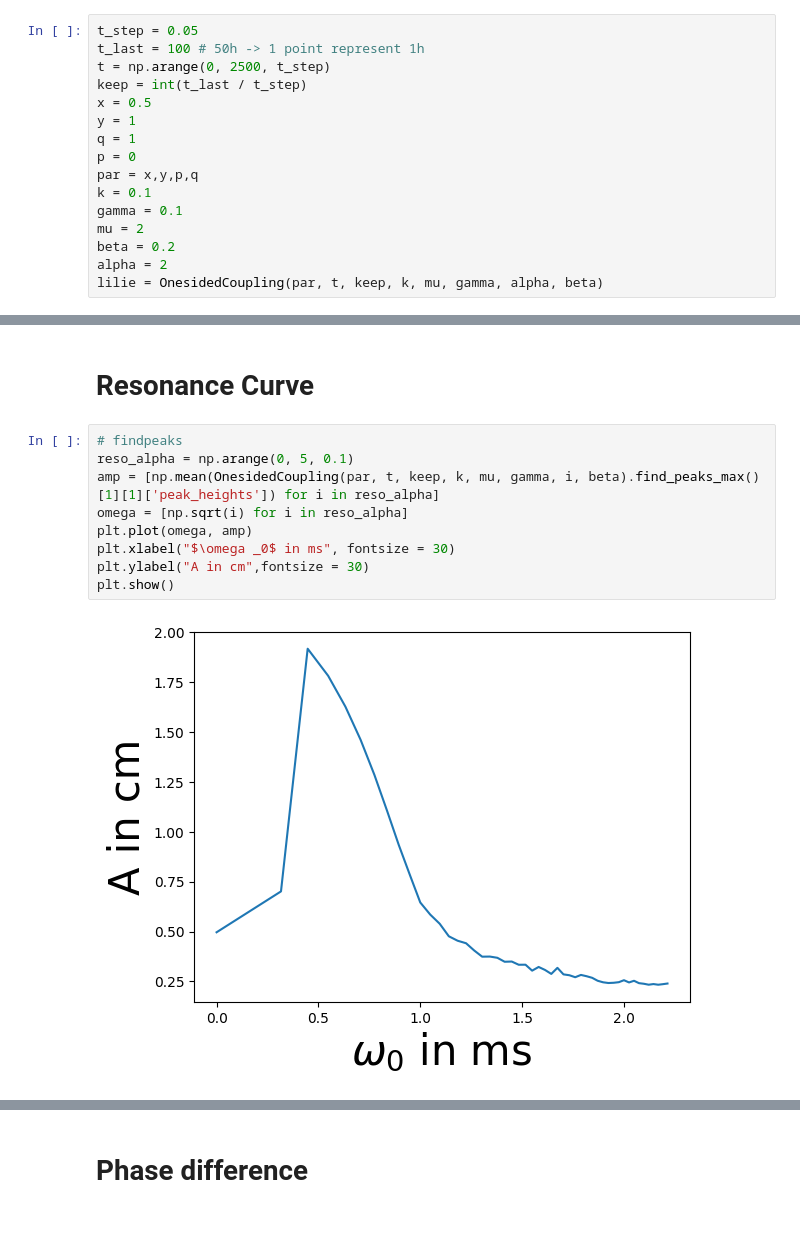
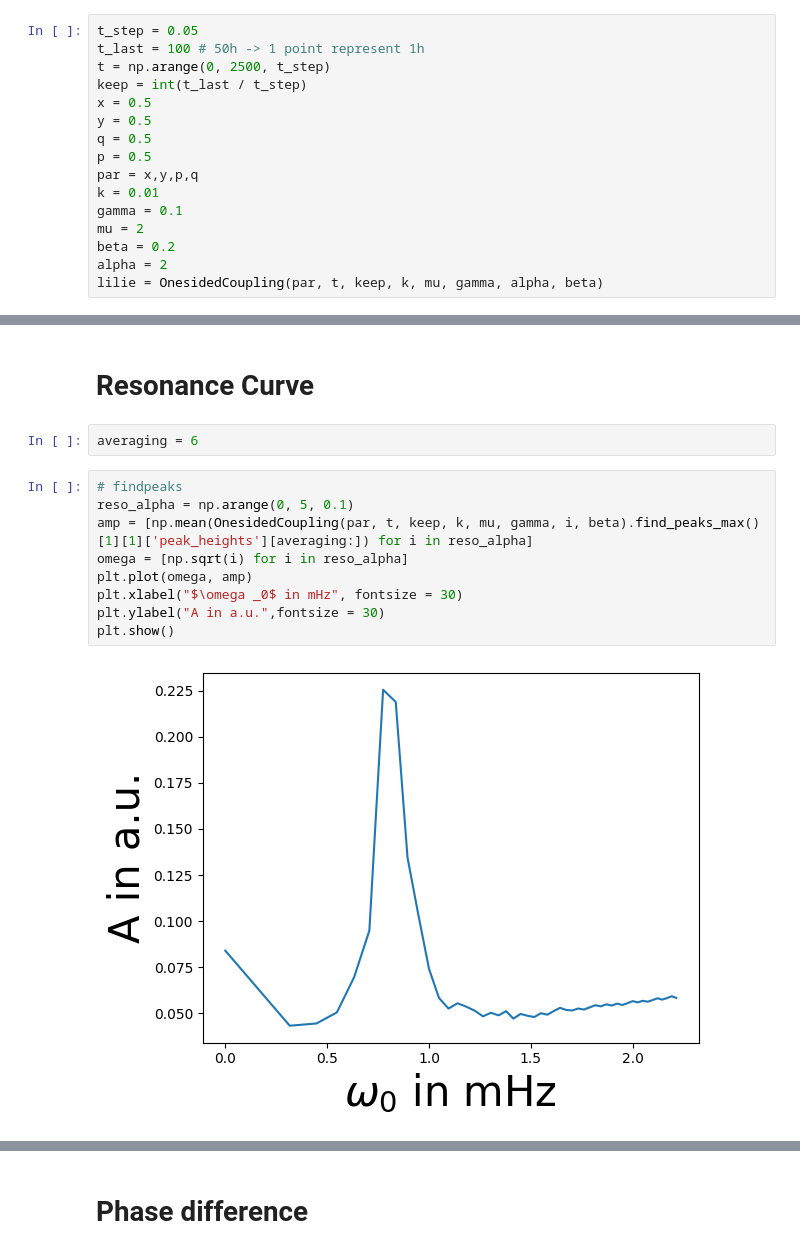
Before and after one commit to huyenanh-nguyen/daniel_model, a Jupyter notebook: ODE/simulation.ipynb, the cells around one changed output, grey strips where cells are left out. Drawn from its saved outputs; the diff is of its cells as text; blank space fills up the shorter version.

```diff
--- a/ODE/simulation.ipynb
+++ b/ODE/simulation.ipynb
@@ -16,11 +16,11 @@ t_last = 100 # 50h -> 1 point represent 1h
 t = np.arange(0, 2500, t_step)
 keep = int(t_last / t_step)
 x = 0.5
-y = 1
-q = 1
-p = 0
+y = 0.5
+q = 0.5
+p = 0.5
 par = x,y,p,q
-k = 0.1
+k = 0.01
 gamma = 0.1
 mu = 2
 beta = 0.2
@@ -172,16 +183,18 @@ plt.show()
 # %% [markdown]
 # Resonance Curve
+# %%
+averaging = 6
 # %%
 # findpeaks
 reso_alpha = np.arange(0, 5, 0.1)
-amp = [np.mean(OnesidedCoupling(par, t, keep, k, mu, gamma, i, beta).find_peaks_max()[1][1]['peak_heights']) for i in reso_alpha]
+amp = [np.mean(OnesidedCoupling(par, t, keep, k, mu, gamma, i, beta).find_peaks_max()[1][1]['peak_heights'][averaging:]) for i in reso_alpha]
 omega = [np.sqrt(i) for i in reso_alpha]
 plt.plot(omega, amp)
-plt.xlabel("$\omega _0$ in ms", fontsize = 30)
-plt.ylabel("A in cm",fontsize = 30)
+plt.xlabel("$\omega _0$ in mHz", fontsize = 30)
+plt.ylabel("A in a.u.",fontsize = 30)
 plt.show()
 # %% [output]
-[figure, old version]
+[figure, new version]
 # %%
 # interpolated peaks
 reso_alpha = np.arange(0, 5, 0.1)
```
Also changed, not shown: parts of 8 cells of this notebook, 2 other files.
